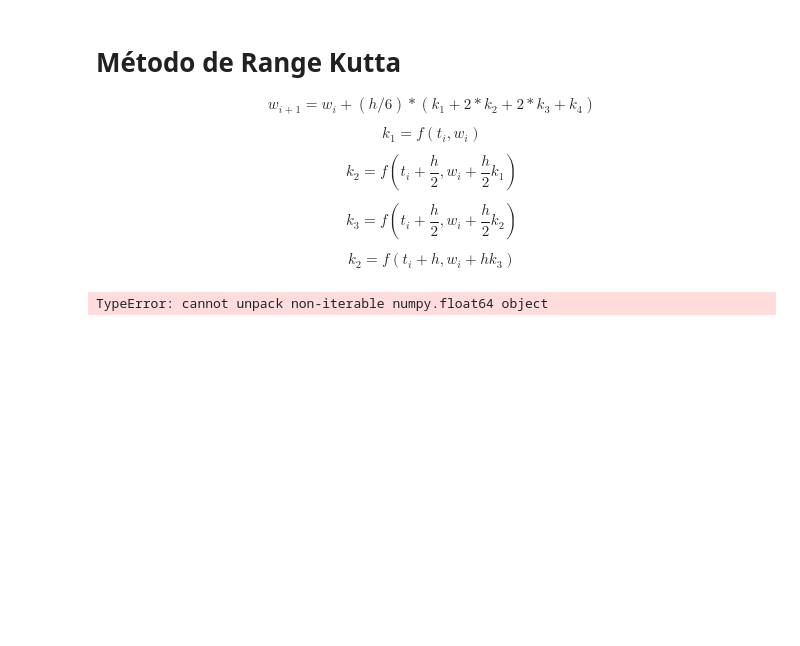
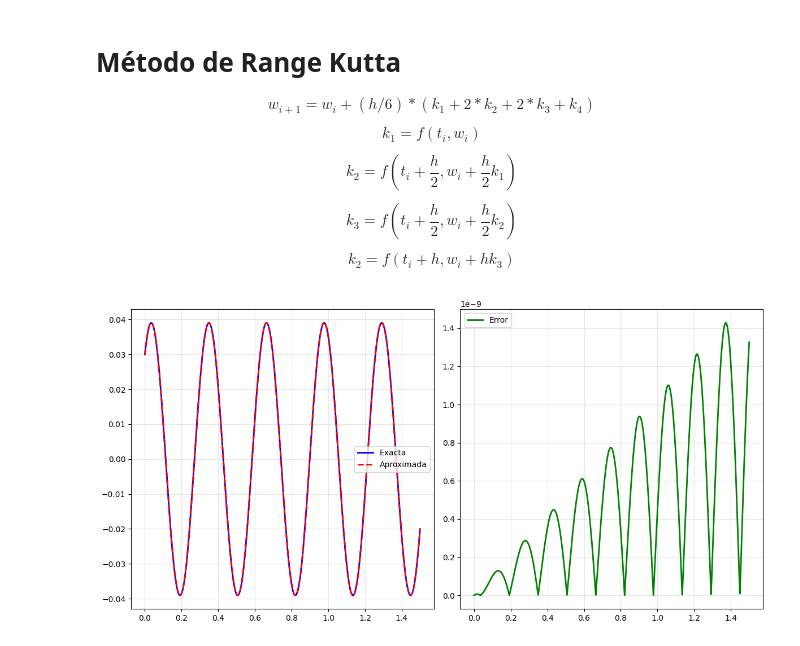
Before and after one commit to Alexander1251GIT/Analisis_Numerico, a Jupyter notebook: EDOs.ipynb, the cells around one changed output. Drawn from its saved outputs; the diff is of its cells as text; code cells hidden in the pictures; blank space fills up the shorter version.

```diff
--- a/EDOs.ipynb
+++ b/EDOs.ipynb
@@ -101,39 +101,39 @@ def rk4(sistema, a, b, h, Y0):
     Y[0,:] = Y0
 
     for i in range(n-1):
-        k1 = sistema(t[i], Y[i,:])
-        k2 = sistema(t[i] + h/2, Y[i,:] + h*k1/2)
-        k3 = sistema(t[i] + h/2, Y[i,:] + h*k2/2)
-        k4 = sistema(t[i] + h, Y[i,:] + h*k3)
+        k1 = sistema(Y[i,:],t[i])
+        k2 = sistema(Y[i,:] + h*k1/2, t[i] + h/2)
+        k3 = sistema(Y[i,:] + h*k2/2, t[i] + h/2)
+        k4 = sistema(Y[i,:] + h*k3, t[i] + h)
 
         Y[i+1,:] = Y[i,:] + (h/6)*(k1 + 2*k2 + 2*k3 + k4)
 
     return Y, t
 
 Y0 = np.array([0.03, 0.5])
 
 Y, t = rk4(sistema, 0, 1.5, 0.001, Y0)
 
 def exacta(t):
     return 0.03*np.cos(20*t) + (0.5/20)*np.sin(20*t)
 
 Y_e = exacta(t)
 
 error = np.abs(Y[:,0] - Y_e)
 
 fig, ax = plt.subplots(1,2,figsize = (12,6))
 
 ax[0].plot(t, Y_e, c = 'blue', lw = 2, label = 'Exacta')
 ax[0].plot(t, Y[:,0], c = 'red', lw = 2, ls = '--', label = 'Aproximada')
 ax[0].legend()
 
 ax[0].grid(alpha = 0.3)
 
 ax[1].plot(t, error, c = 'green', lw = 2, label = 'Error')
 ax[1].legend()
 
 ax[1].grid(alpha = 0.3)
 plt.tight_layout()
 plt.show()
 # %% [output]
-TypeError: cannot unpack non-iterable numpy.float64 object
+[figure, added]
```
Also changed, not shown: parts of 6 cells of this notebook.
